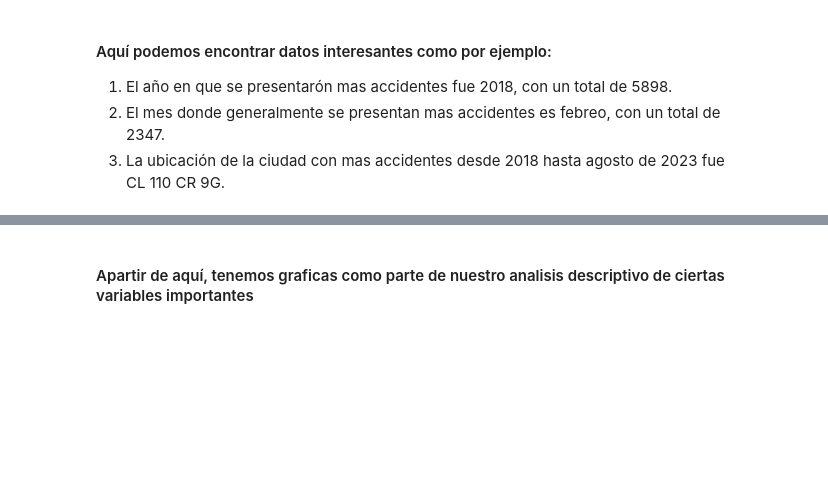
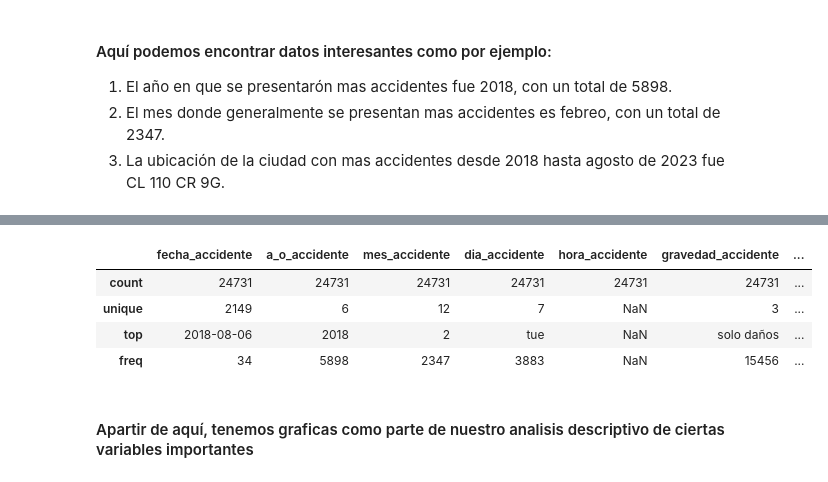
Before and after one commit to AndresFVargasV/Analisis_Accidentes_Barranquilla, a Jupyter notebook: Accidentalidad_Barranquilla.ipynb, the cells around one changed output, grey strips where cells are left out. Drawn from its saved outputs; the diff is of its cells as text; code cells hidden in the pictures; blank space fills up the shorter version.

```diff
--- a/Accidentalidad_Barranquilla.ipynb
+++ b/Accidentalidad_Barranquilla.ipynb
@@ -92,3 +78,13 @@ results_df.describe(include='all')
+# %%
+description_df = results_df.describe(include='all')
+description_df = description_df.loc[['count', 'unique', 'top', 'freq']]
+description_df
+# %% [output]
+|  | fecha_accidente | a_o_accidente | mes_accidente | dia_accidente | hora_accidente | gravedad_accidente | ... |
+| count | 24731 | 24731 | 24731 | 24731 | 24731 | 24731 | ... |
+| unique | 2149 | 6 | 12 | 7 | NaN | 3 | ... |
+| top | 2018-08-06 | 2018 | 2 | tue | NaN | solo daños | ... |
+| freq | 34 | 5898 | 2347 | 3883 | NaN | 15456 | ... |
 # %% [markdown]
 #### Apartir de aquí, tenemos graficas como parte de nuestro analisis descriptivo de ciertas variables importantes
 # %% [markdown]
```
Also changed, not shown: parts of 6 cells of this notebook, 4 other files.
